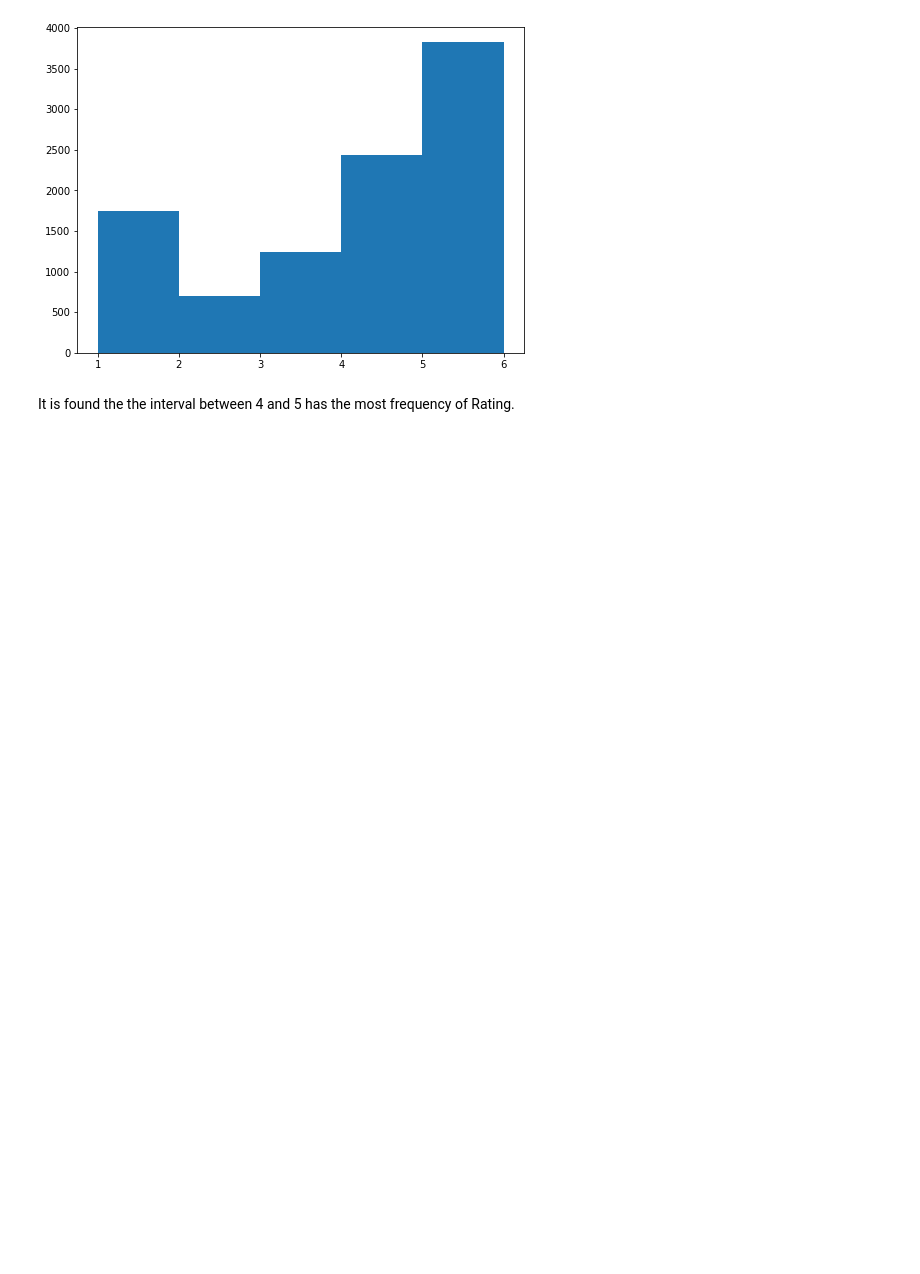
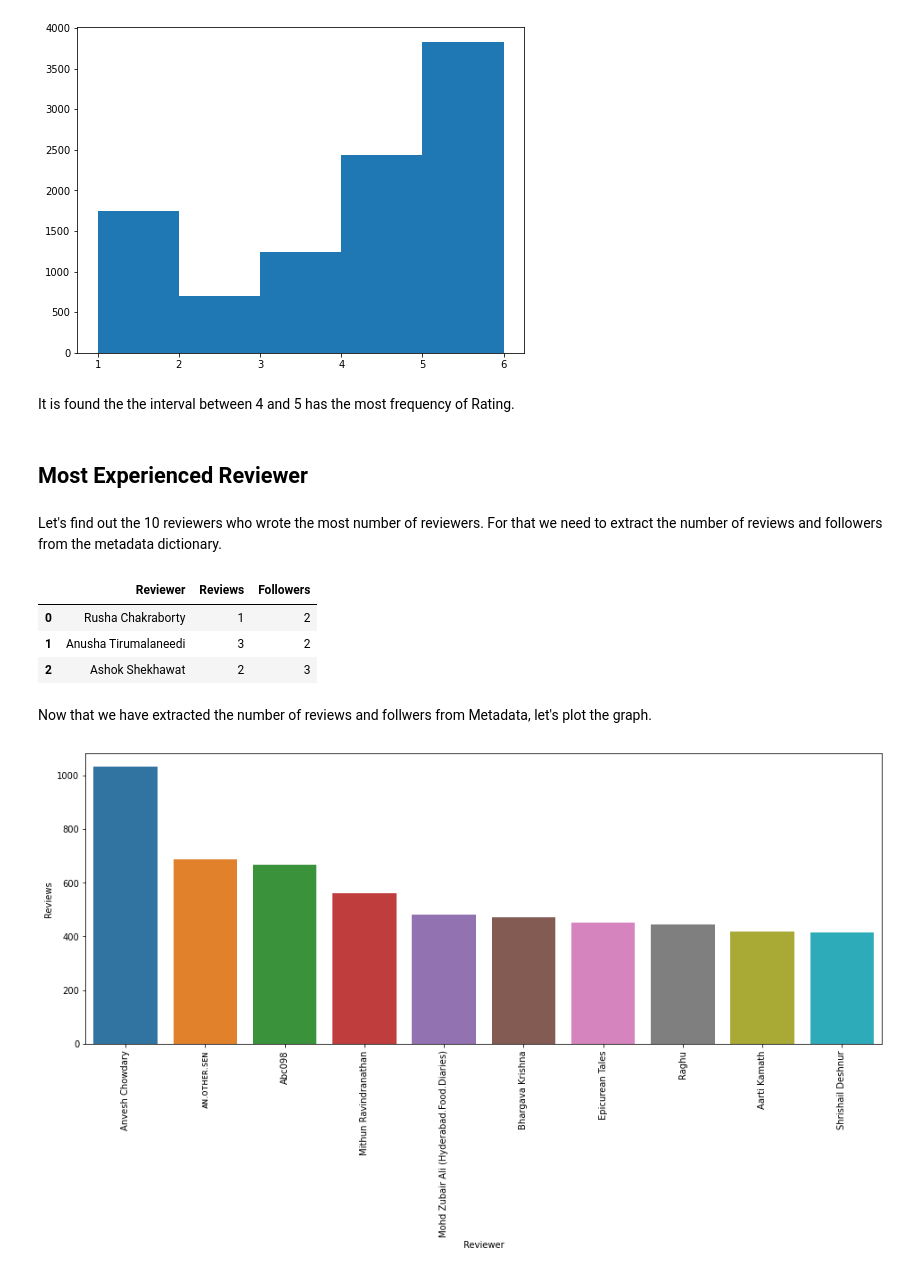
Before and after one commit to connect-midhunr/zomato-restaurant-clustering-and-sentiment-analysis, a Jupyter notebook: Zomato_Restaurant_Clustering_and_Sentiment_Analysis.ipynb, the cells around one changed output. Saved outputs shown, nothing was run; the diff lists cells and outputs as text; code cells hidden in the pictures; blank space fills up the shorter version.

```diff
--- a/Zomato_Restaurant_Clustering_and_Sentiment_Analysis.ipynb
+++ b/Zomato_Restaurant_Clustering_and_Sentiment_Analysis.ipynb
@@ -321,6 +321,9 @@ The most appropriate datatype for Metadata in review dataset is dictionary. So l
 # %%
 # defining a function for applying to each row for converting Metadata to dictionary
 def convert_to_metadata_dict(val):
+  """
+  A function to convert the datatype of Metadata to dictionary
+  """
   split_val = str(val).split()
   metadata_dict = {'Reviews':int(split_val[0]), 'Followers':0}
   if len(split_val) > 2:
@@ -490,3 +454,42 @@ density_plot_of_a_feature(review_work_df, 'Rating')
 [figure]
 # %% [markdown]
 It is found the the interval between 4 and 5 has the most frequency of Rating.
+# %% [markdown]
+## Most Experienced Reviewer
+# %% [markdown]
+Let's find out the 10 reviewers who wrote the most number of reviewers. For that we need to extract the number of reviews and followers from the metadata dictionary.
+# %%
+# creating a dataframe to store the name and the number of reviews written by the reviewer
+review_metadata_df = review_work_df.loc[:, ['Reviewer', 'Metadata']]
+
+# converting the datatype of Metadata to string before removing duplicate rows
+# since dictionary is an immutable object, it cannot be hashed
+review_metadata_df = review_metadata_df.astype({'Metadata':str})
+
+# dropping duplicate rows to metadata of unique reviewers
+review_metadata_df.drop_duplicates(inplace=True)
+
+# converting the datatype of Metadata back to dictionary
+review_metadata_df['Metadata'] = review_metadata_df['Metadata'].apply(lambda x : eval(x))
+
+# creating separate features for Reviews and Followers in Metadata
+review_metadata_df['Reviews'] = review_metadata_df['Metadata'].apply(lambda x : x['Reviews'])
+review_metadata_df['Followers'] = review_metadata_df['Metadata'].apply(lambda x : x['Followers'])
+
+# dropping Metadata as it become redundant
+review_metadata_df.drop('Metadata', inplace=True, axis=1)
+
+# exploring the head of the dataframe
+review_metadata_df.head(3)
+# %% [output]
+|  | Reviewer | Reviews | Followers |
+| 0 | Rusha Chakraborty | 1 | 2 |
+| 1 | Anusha Tirumalaneedi | 3 | 2 |
+| 2 | Ashok Shekhawat | 2 | 3 |
+# %% [markdown]
+Now that we have extracted the number of reviews and follwers from Metadata, let's plot the graph.
+# %%
+# plotting a vertical bar graph to display the reviewers who wrote the most number of reviews
+plot_vertical_bar_graph(review_metadata_df.sort_values('Reviews', ascending=False).head(10), 'Reviewer', 'Reviews')
+# %% [output]
+[figure, added]
```
Also changed, not shown: parts of 51 cells of this notebook.
